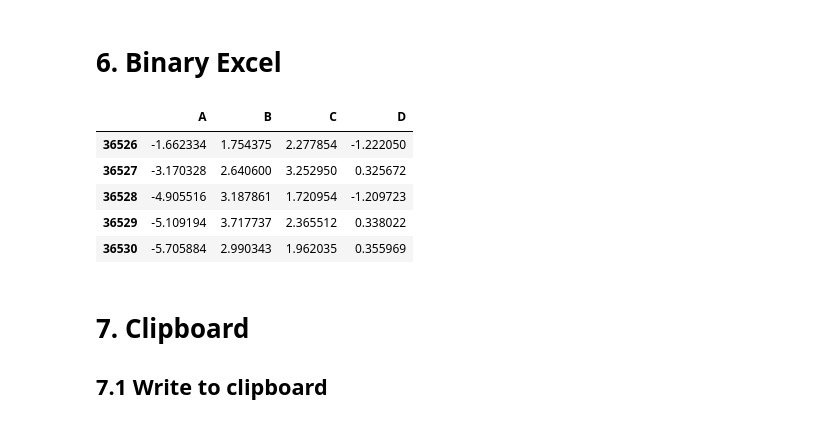
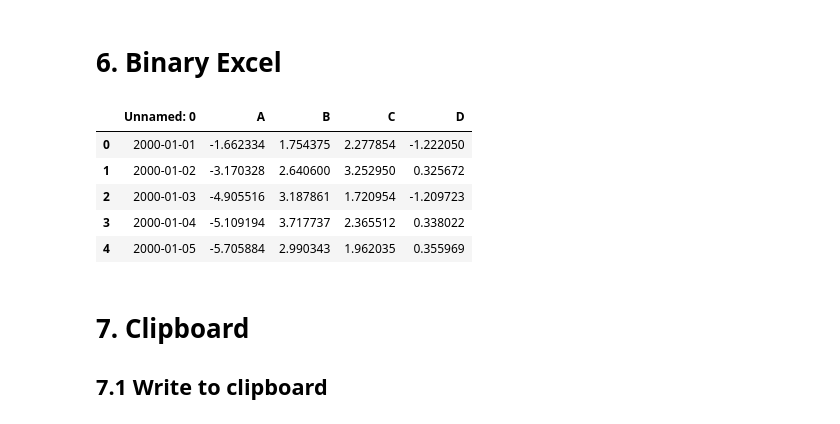
Before and after one commit to Tim-Abwao/learning-pandas, a Jupyter notebook: Going through the User Guide/IO tools.ipynb, the cells around one changed output. Cells and saved outputs as stored; diff of their text form; code cells hidden in the pictures.

Commit message:
Use pyxlsb.convert_dates to get dates
For some reason, read dates were kept as float values. This fixes that.

```diff
--- a/Going through the User Guide/IO tools.ipynb
+++ b/Going through the User Guide/IO tools.ipynb
@@ -122,15 +122,17 @@ df.head()
 # 6. Binary Excel
 # %%
 # Only reading is currently supported
-df = pd.read_excel('../data/data.xlsb', engine='pyxlsb', index_col=0)
+from pyxlsb import convert_date
+
+df = pd.read_excel('../data/data.xlsb', engine='pyxlsb', converters={0: convert_date})
 df.head()
 # %% [output]
-|  | A | B | C | D |
-| 36526 | -1.662334 | 1.754375 | 2.277854 | -1.222050 |
-| 36527 | -3.170328 | 2.640600 | 3.252950 | 0.325672 |
-| 36528 | -4.905516 | 3.187861 | 1.720954 | -1.209723 |
-| 36529 | -5.109194 | 3.717737 | 2.365512 | 0.338022 |
-| 36530 | -5.705884 | 2.990343 | 1.962035 | 0.355969 |
+|  | Unnamed: 0 | A | B | C | D |
+| 0 | 2000-01-01 | -1.662334 | 1.754375 | 2.277854 | -1.222050 |
+| 1 | 2000-01-02 | -3.170328 | 2.640600 | 3.252950 | 0.325672 |
+| 2 | 2000-01-03 | -4.905516 | 3.187861 | 1.720954 | -1.209723 |
+| 3 | 2000-01-04 | -5.109194 | 3.717737 | 2.365512 | 0.338022 |
+| 4 | 2000-01-05 | -5.705884 | 2.990343 | 1.962035 | 0.355969 |
 # %% [markdown]
 # 7. Clipboard
 
```
